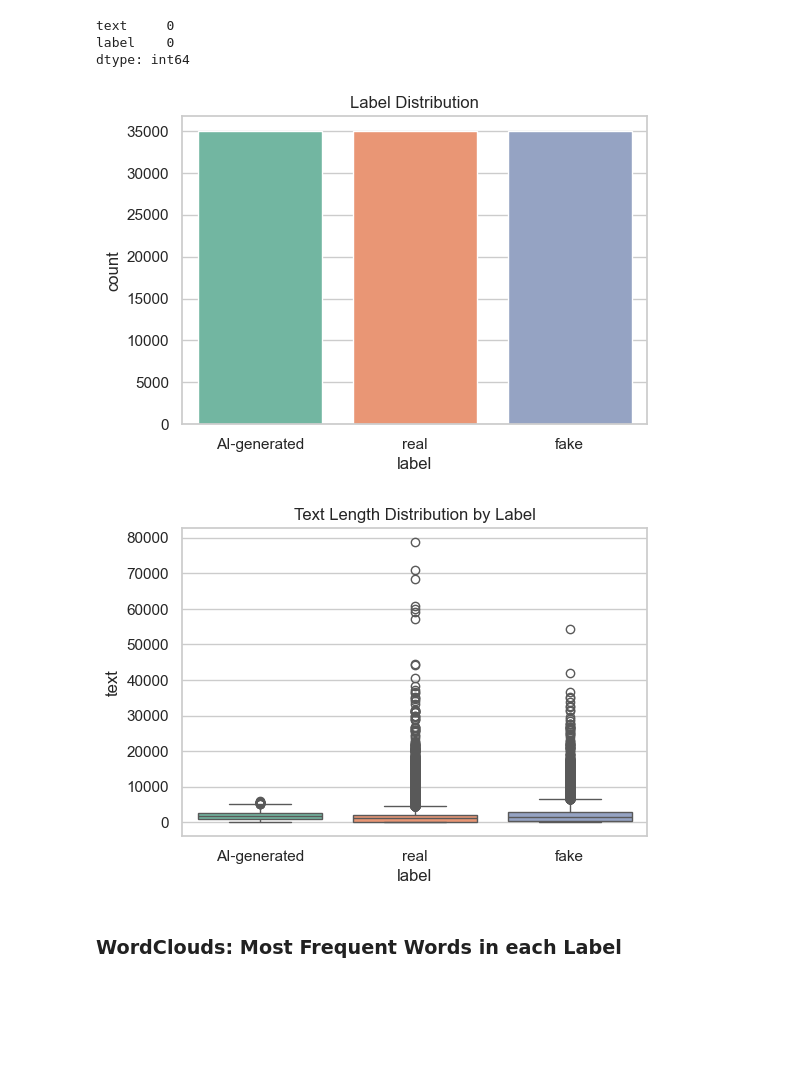
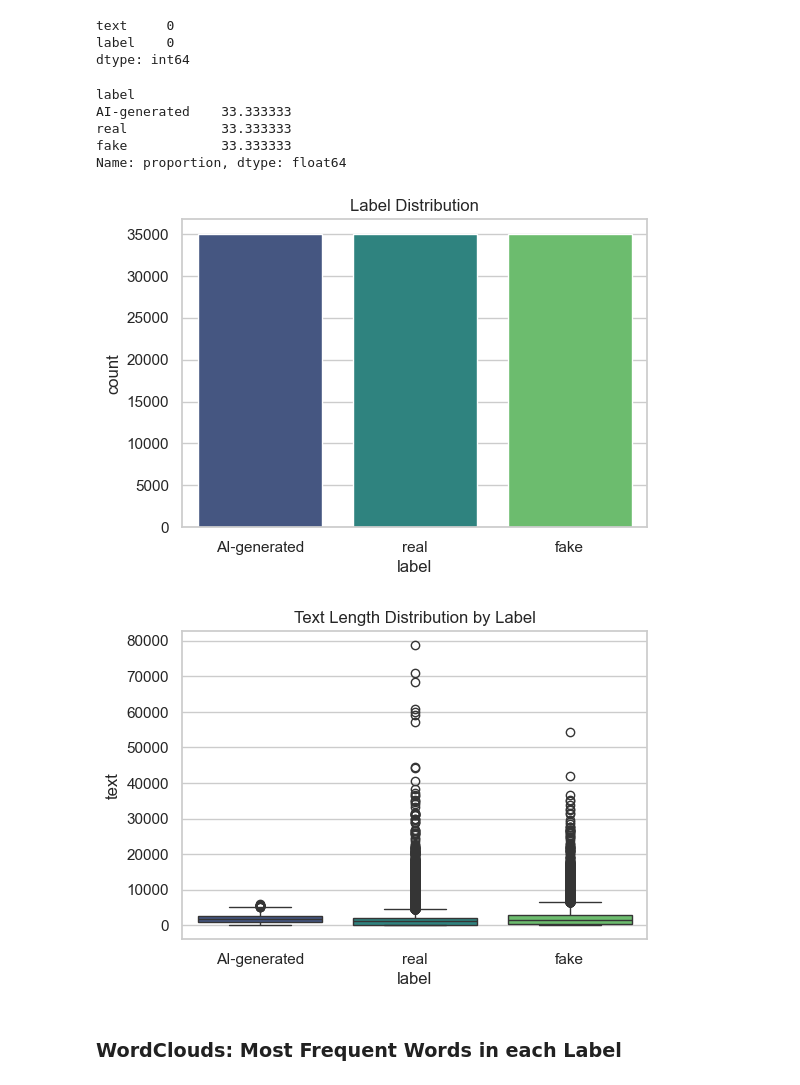
Before and after one commit to yasmine-11/FP-Fake-News-Detection, a Jupyter notebook: Fake-News-Detection.ipynb, the cells around one changed output. Drawn from its saved outputs; the diff is of its cells as text; code cells hidden in the pictures; blank space fills up the shorter version.

```diff
--- a/Fake-News-Detection.ipynb
+++ b/Fake-News-Detection.ipynb
@@ -706,25 +701,35 @@ balanced_df.isnull().sum()
 text     0
 label    0
 dtype: int64
+# %%
+# Calculate distribution ratio
+label_ratios = balanced_df['label'].value_counts(normalize=True) * 100  # Convert to percentage
+print(label_ratios)
+# %% [output]
+label
+AI-generated    33.333333
+real            33.333333
+fake            33.333333
+Name: proportion, dtype: float64
 # %%
 import seaborn as sns
 import matplotlib.pyplot as plt
 
 # Plot class distribution
 plt.figure(figsize=(6, 4))
-sns.countplot(data=balanced_df, x='label', hue='label', palette="Set2")
+sns.countplot(data=balanced_df, x='label', hue='label', palette="viridis")
 plt.title('Label Distribution')
 plt.show()
 # %% [output]
-[figure, old version]
+[figure, new version]
 # %%
 # Plot text length vs label
 plt.figure(figsize=(6, 4))
-sns.boxplot(data=balanced_df, x='label',hue='label', palette="Set2", y=balanced_df['text'].apply(len))
+sns.boxplot(data=balanced_df, x='label',hue='label', palette="viridis", y=balanced_df['text'].apply(len))
 plt.title('Text Length Distribution by Label')
 plt.show()
 # %% [output]
-[figure, old version]
+[figure, new version]
 # %% [markdown]
 ### WordClouds: Most Frequent Words in each Label
 # %%
```
Also changed, not shown: parts of 41 cells of this notebook.
